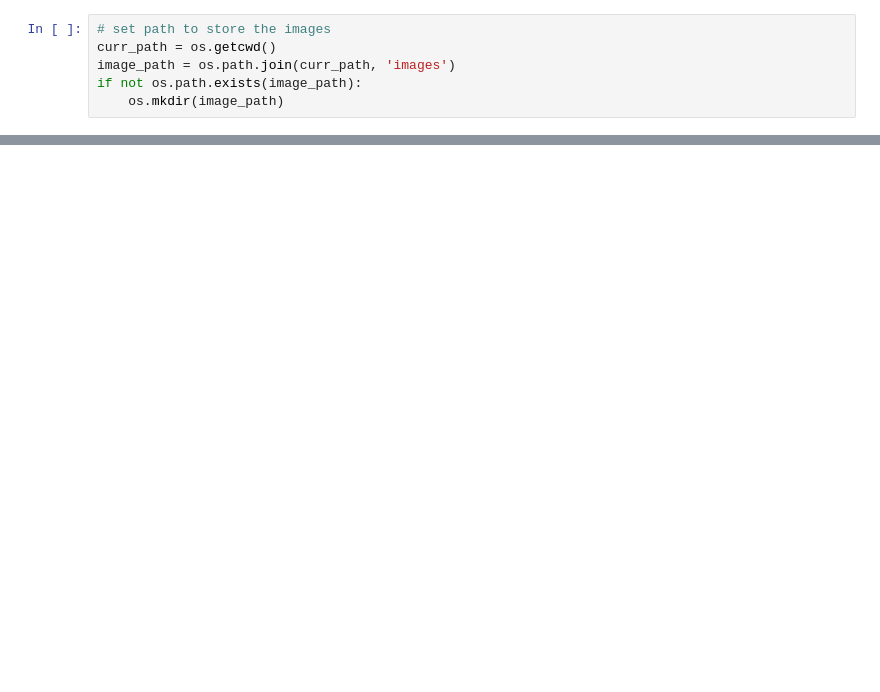
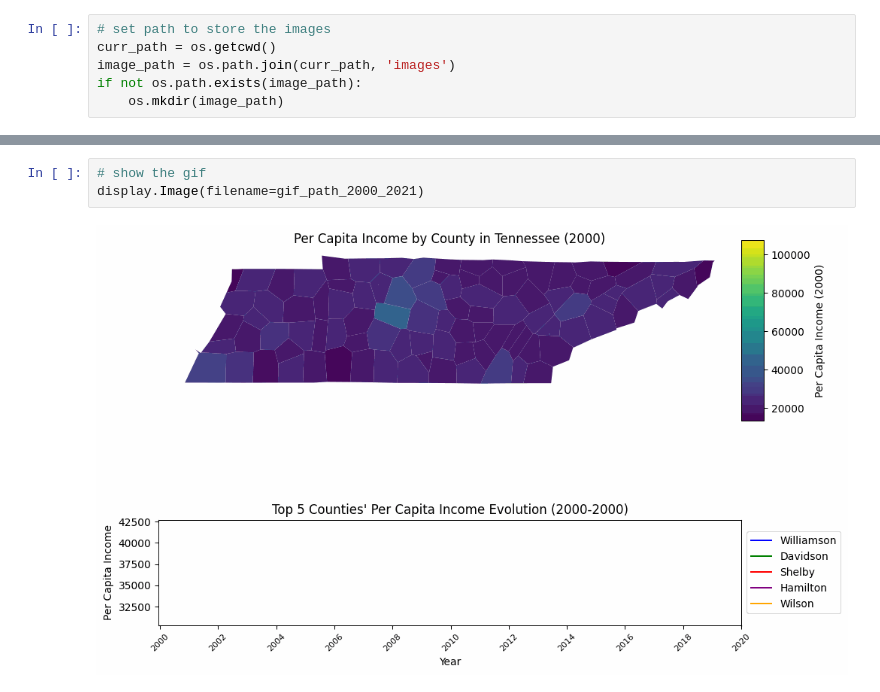
Before and after one commit to VUDataSci/data-presentation-alberthu233, a Jupyter notebook: EDA_presentation.ipynb, the cells around one changed output, grey strips where cells are left out. Saved outputs shown, nothing was run; the diff lists cells and outputs as text; blank space fills up the shorter version.

```diff
--- a/EDA_presentation.ipynb
+++ b/EDA_presentation.ipynb
@@ -135,0 +171,5 @@ display.Image(url=gif_path_2000_2021)
+# %%
+# show the gif
+display.Image(filename=gif_path_2000_2021)
+# %% [output]
+[figure, added]
```
Also changed, not shown: parts of 18 cells of this notebook, 2 other files.
